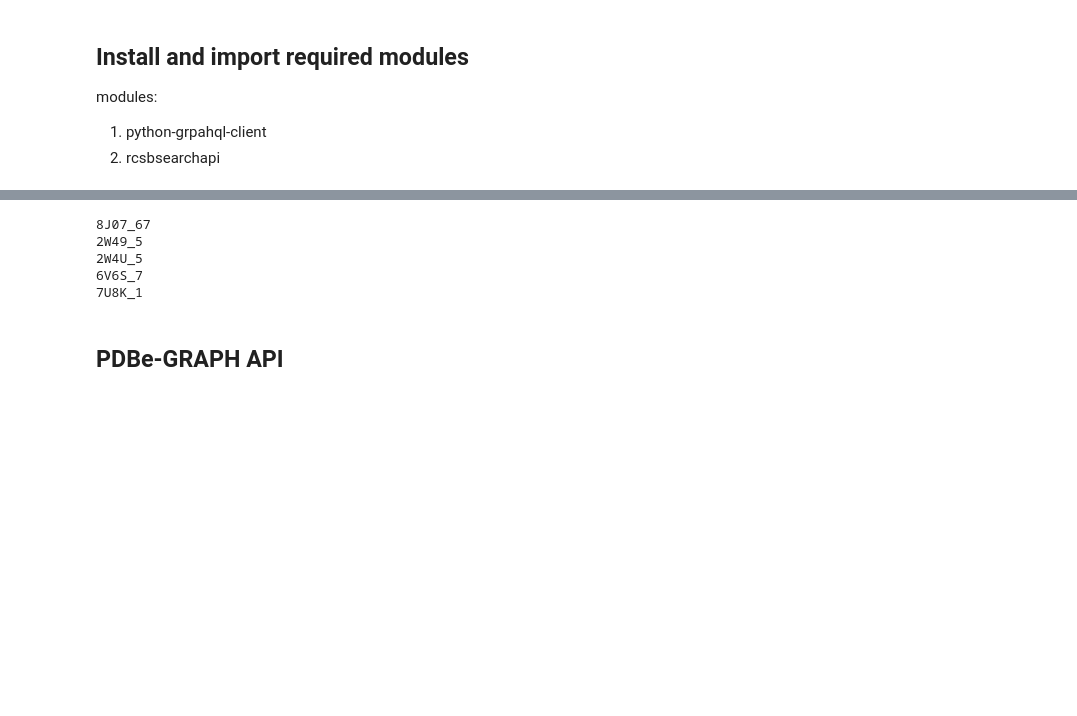
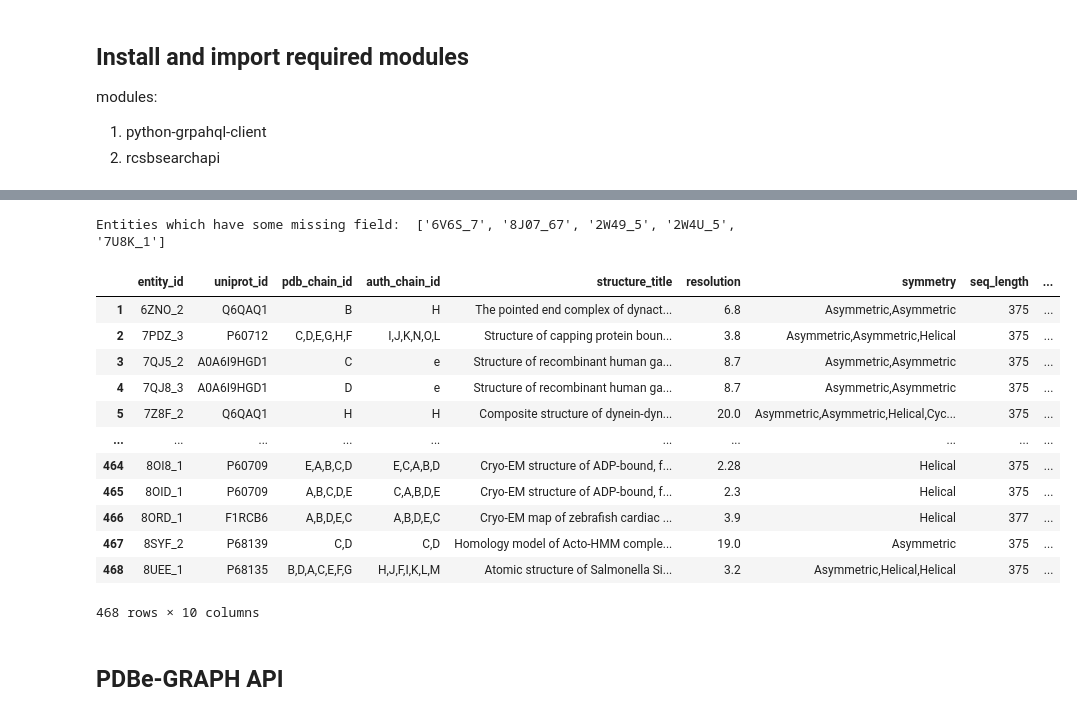
Before and after one commit to omkargolatkar/actin_analysis, a Jupyter notebook: Actin_dataset_generation.ipynb, the cells around one changed output, grey strips where cells are left out. Drawn from its saved outputs; the diff is of its cells as text; code cells hidden in the pictures; blank space fills up the shorter version.

```diff
--- a/Actin_dataset_generation.ipynb
+++ b/Actin_dataset_generation.ipynb
@@ -294,6 +233,10 @@ each row of the dataframe corresponds to a single actin entity
 # %%
-# df is a dataframe with 466 actin entities as of 19/12/2023
+#@title JSON to Dataframe
+#@markdown - For better visualization, convert the json object obtained from data API to a dataframe
+#@markdown - Each row of the dataframe corresponds to a single actin entity
+# df is a dataframe with 468 actin entities as of 02/01/2023
 master_lst = []
+error_lst = []
 for entity in result['polymer_entities']:
   entity_id = entity['rcsb_id']
   try:
@@ -327,7 +270,8 @@ for entity in result['polymer_entities']:
     auth_asym_ids = ','.join(auth_chains)
     master_lst.append([entity_id,entity_uniprot_id,asym_ids,auth_asym_ids,structure_title,pdb_resolution,assembly_symmetry,entity_seq_length,exptl_method,entity_seq])
   except TypeError:
-    print(entity_id)
+    # print(entity_id)
+    error_lst.append(entity_id)
     try:
       entity_seq = entity['entity_poly']['pdbx_seq_one_letter_code_can']
       entity_seq_length = entity['entity_poly']['rcsb_sample_sequence_length']
@@ -349,43 +293,51 @@ for entity in result['polymer_entities']:
       exptl_method = 'none'
     try:
       all_sym_in_assembly = []
       for assem in entity['entry']['assemblies']:
         for sym_type in assem['rcsb_struct_symmetry']:
           sym = sym_type['type']
           all_sym_in_assembly.append(sym)
       assembly_symmetry = ','.join(all_sym_in_assembly)
     except TypeError:
       assembly_symmetry = 'none'
     try:
       #pdb chains
       pdb_chains = []
       auth_chains = []
       for chain_dict in entity['polymer_entity_instances']:
         pdb_chains.append(chain_dict['rcsb_polymer_entity_instance_container_identifiers']['asym_id'])
         auth_chains.append(chain_dict['rcsb_polymer_entity_instance_container_identifiers']['auth_asym_id'])
       asym_ids = ','.join(pdb_chains)
       auth_asym_ids = ','.join(auth_chains)
     except TypeError:
       asym_ids = 'none'
       auth_asym_ids = 'none'
     structure_title = entity['entry']['struct']['title']
     master_lst.append([entity_id,entity_uniprot_id,asym_ids,auth_asym_ids,structure_title,pdb_resolution,assembly_symmetry,entity_seq_length,exptl_method,entity_seq])
     pass
 
 df = pd.DataFrame(master_lst,columns=['entity_id','uniprot_id','pdb_chain_id','auth_chain_id','structure_title','resolution','symmetry','seq_length', 'method','pdb_sequence'])
 df.index+=1
 
-#8J07_67
-#2W49_5
-#2W4U_5
-#6V6S_7
-#7U8K_1 have at least one of the query variables missing
+print("Entities which have some missing field: ", error_lst,"\n")
+#'6V6S_7', '8J07_67', '2W49_5', '2W4U_5', '7U8K_1'have at least one of the query variables missing
+
+data_table.DataTable(df)
 # %% [output]
-8J07_67
-2W49_5
-2W4U_5
-6V6S_7
-7U8K_1
+Entities which have some missing field:  ['6V6S_7', '8J07_67', '2W49_5', '2W4U_5', '7U8K_1']
+|  | entity_id | uniprot_id | pdb_chain_id | auth_chain_id | structure_title | resolution | symmetry | seq_length | ... |
+| 1 | 6ZNO_2 | Q6QAQ1 | B | H | The pointed end complex of dynact... | 6.8 | Asymmetric,Asymmetric | 375 | ... |
+| 2 | 7PDZ_3 | P60712 | C,D,E,G,H,F | I,J,K,N,O,L | Structure of capping protein boun... | 3.8 | Asymmetric,Asymmetric,Helical | 375 | ... |
+| 3 | 7QJ5_2 | A0A6I9HGD1 | C | e | Structure of recombinant human ga... | 8.7 | Asymmetric,Asymmetric | 375 | ... |
+| 4 | 7QJ8_3 | A0A6I9HGD1 | D | e | Structure of recombinant human ga... | 8.7 | Asymmetric,Asymmetric | 375 | ... |
+| 5 | 7Z8F_2 | Q6QAQ1 | H | H | Composite structure of dynein-dyn... | 20.0 | Asymmetric,Asymmetric,Helical,Cyc... | 375 | ... |
+| ... | ... | ... | ... | ... | ... | ... | ... | ... | ... |
+| 464 | 8OI8_1 | P60709 | E,A,B,C,D | E,C,A,B,D | Cryo-EM structure of ADP-bound, f... | 2.28 | Helical | 375 | ... |
+| 465 | 8OID_1 | P60709 | A,B,C,D,E | C,A,B,D,E | Cryo-EM structure of ADP-bound, f... | 2.3 | Helical | 375 | ... |
+| 466 | 8ORD_1 | F1RCB6 | A,B,D,E,C | A,B,D,E,C | Cryo-EM map of zebrafish cardiac ... | 3.9 | Helical | 377 | ... |
+| 467 | 8SYF_2 | P68139 | C,D | C,D | Homology model of Acto-HMM comple... | 19.0 | Asymmetric | 375 | ... |
+| 468 | 8UEE_1 | P68135 | B,D,A,C,E,F,G | H,J,F,I,K,L,M | Atomic structure of Salmonella Si... | 3.2 | Asymmetric,Helical,Helical | 375 | ... |
+468 rows × 10 columns
 # %% [markdown]
 ## PDBe-GRAPH API
 # %% [markdown]
```
Also changed, not shown: parts of 21 cells of this notebook.
